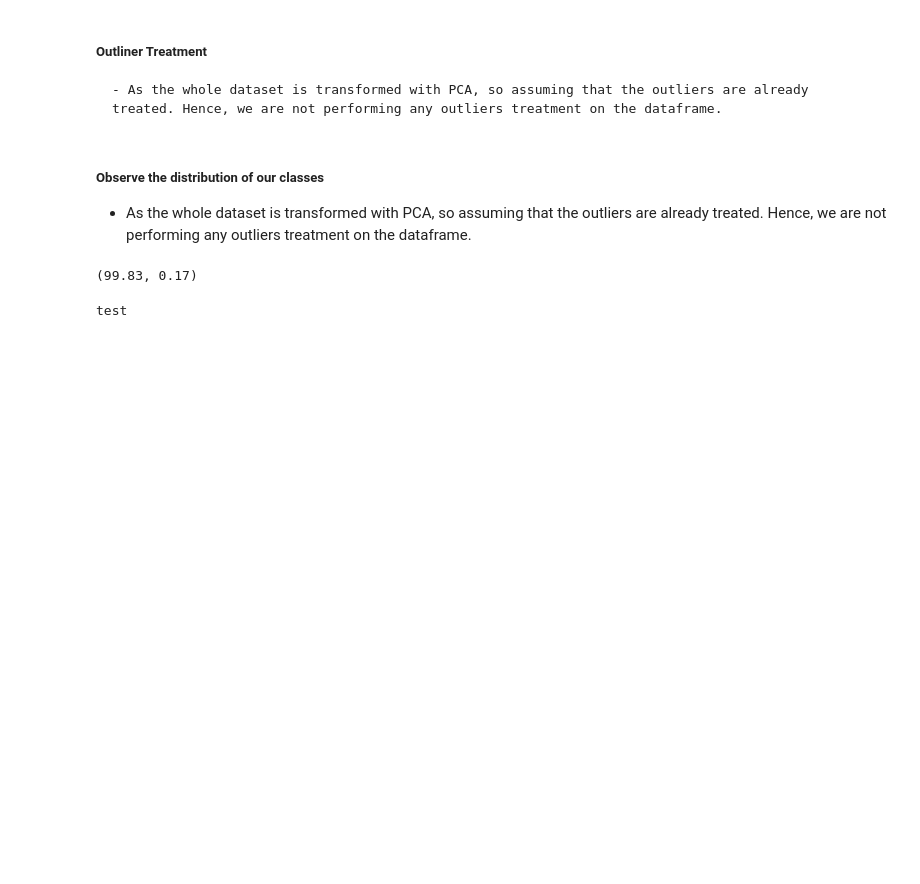
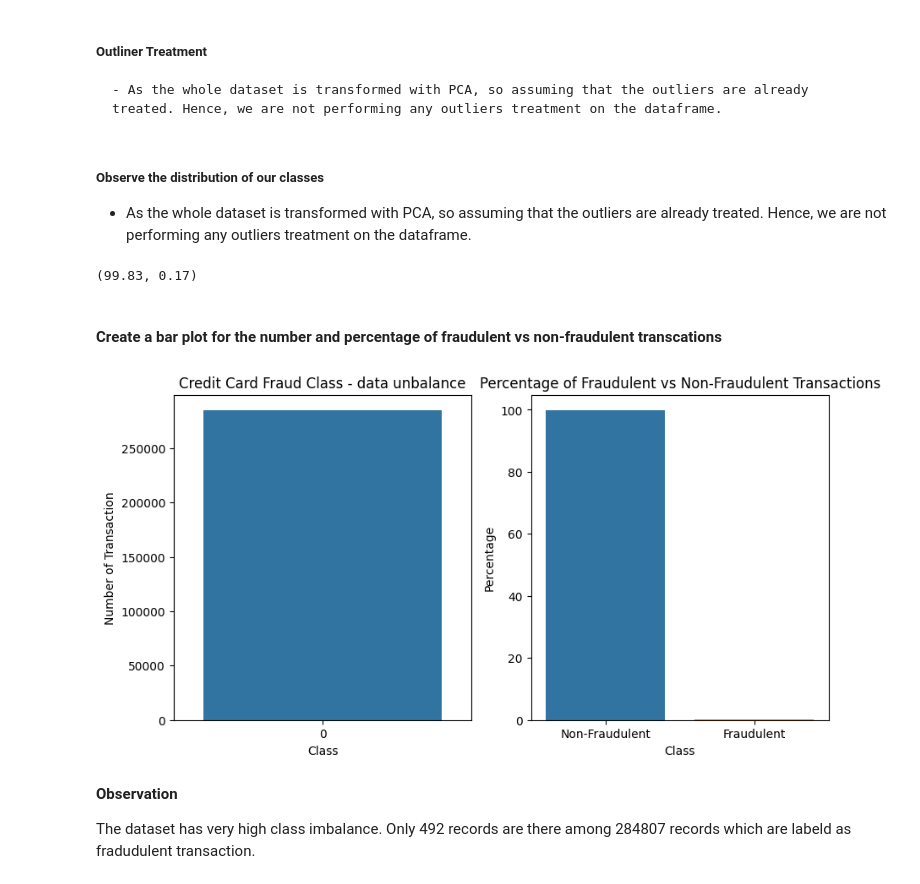
Before and after one commit to dirumisra/CreditCardFraudAnalysis, a Jupyter notebook: CreditCardAnalysis.ipynb, the cells around one changed output. Cells and saved outputs as stored; diff of their text form; code cells hidden in the pictures; blank space fills up the shorter version.

```diff
--- a/CreditCardAnalysis.ipynb
+++ b/CreditCardAnalysis.ipynb
@@ -105,7 +105,26 @@ fraudshare = round(classes[1]/ccdf['Class'].count()*100,2)
 normalshare,fraudshare
 # %% [output]
 (99.83, 0.17)
-# %%
-print("test")
-# %% [output]
-test
+# %% [markdown]
+#### Create a bar plot for the number and percentage of fraudulent vs non-fraudulent transcations
+# %%
+plt.figure(figsize = (10,5))
+
+plt.subplot(1,2,1)
+sns.countplot(ccdf["Class"])
+plt.ylabel("Number of Transaction")
+plt.xlabel("Class")
+plt.title("Credit Card Fraud Class - data unbalance")
+
+plt.subplot(1,2,2)
+fraud_percentage = {'Class' : ['Non-Fraudulent', 'Fraudulent'],'Percentage' : [normalshare, fraudshare]}
+ccdf_fraud_percentage = pd.DataFrame(fraud_percentage)
+sns.barplot(x='Class',y = 'Percentage',data = ccdf_fraud_percentage)
+plt.title('Percentage of Fraudulent vs Non-Fraudulent Transactions')
+plt.show()
+# %% [output]
+[figure, added]
+# %% [markdown]
+**Observation**
+
+The dataset has very high class imbalance. Only 492 records are there among 284807 records which are labeld as fradudulent transaction.
```
